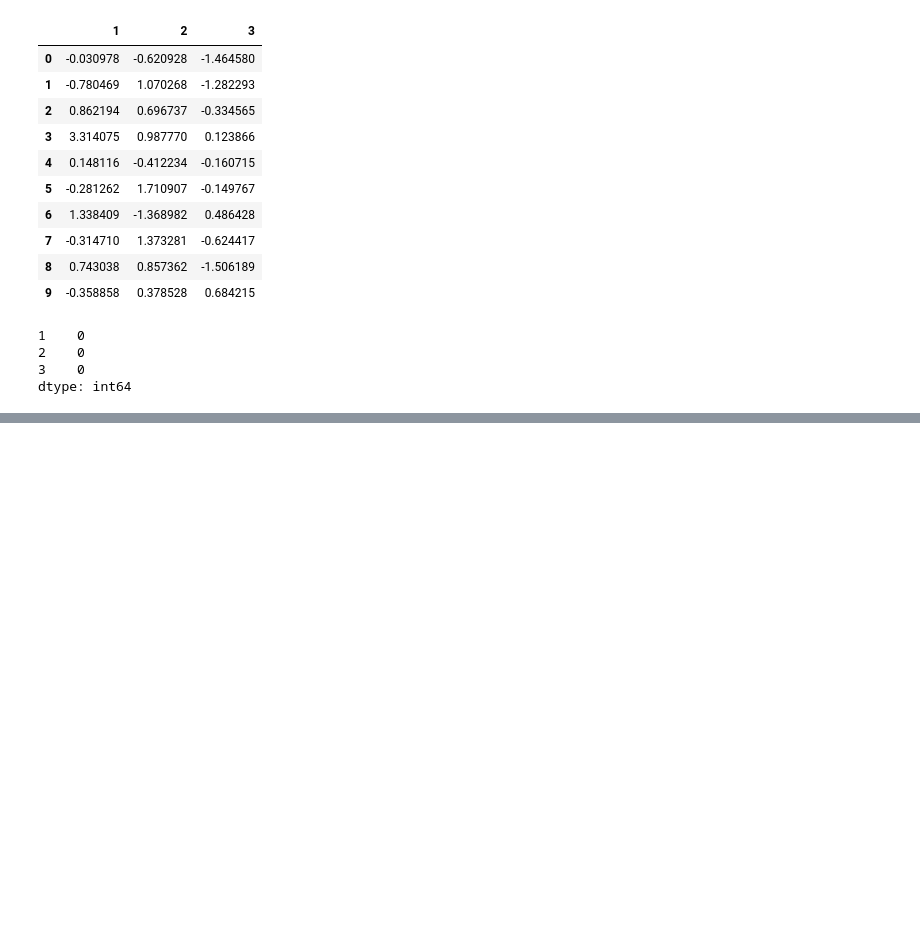
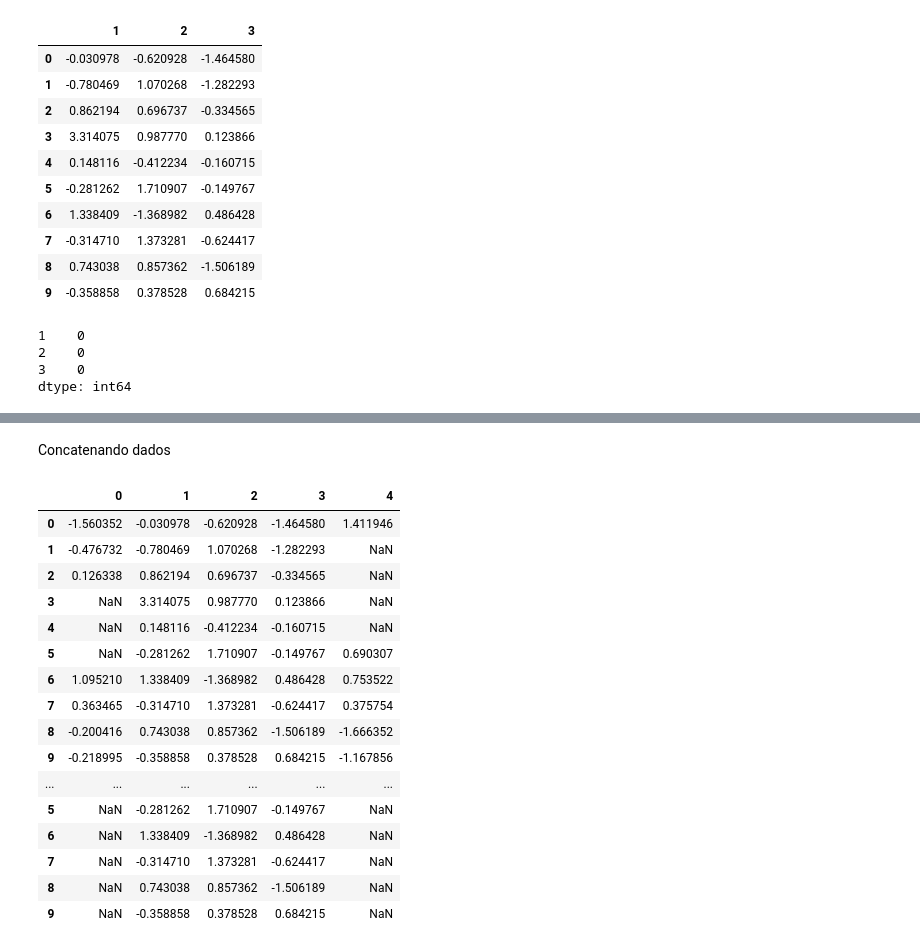
Before and after one commit to joaocbjr/Learn_DataScience, a Jupyter notebook: Cap1_Manipulação_de_dados_Básico.ipynb, the cells around one changed output, grey strips where cells are left out. Saved outputs shown, nothing was run; the diff lists cells and outputs as text; code cells hidden in the pictures; blank space fills up the shorter version.

```diff
--- a/Cap1_Manipulação_de_dados_Básico.ipynb
+++ b/Cap1_Manipulação_de_dados_Básico.ipynb
@@ -401,0 +434,26 @@ dtype: int64
+# %% [markdown]
+Concatenando dados
+# %%
+# pd.concat(objeto_da_esquerda, objeto_da_direita)
+'''O método concat() junta dados de duas fontes diferentes em uma única tabela.
+  O comportamento padrão é juntar as fontes considerando os índices das colunas.'''
+
+pd.concat([df, df_limpo])
+# %% [output]
+|  | 0 | 1 | 2 | 3 | 4 |
+| 0 | -1.560352 | -0.030978 | -0.620928 | -1.464580 | 1.411946 |
+| 1 | -0.476732 | -0.780469 | 1.070268 | -1.282293 | NaN |
+| 2 | 0.126338 | 0.862194 | 0.696737 | -0.334565 | NaN |
+| 3 | NaN | 3.314075 | 0.987770 | 0.123866 | NaN |
+| 4 | NaN | 0.148116 | -0.412234 | -0.160715 | NaN |
+| 5 | NaN | -0.281262 | 1.710907 | -0.149767 | 0.690307 |
+| 6 | 1.095210 | 1.338409 | -1.368982 | 0.486428 | 0.753522 |
+| 7 | 0.363465 | -0.314710 | 1.373281 | -0.624417 | 0.375754 |
+| 8 | -0.200416 | 0.743038 | 0.857362 | -1.506189 | -1.666352 |
+| 9 | -0.218995 | -0.358858 | 0.378528 | 0.684215 | -1.167856 |
+| ... | ... | ... | ... | ... | ... |
+| 5 | NaN | -0.281262 | 1.710907 | -0.149767 | NaN |
+| 6 | NaN | 1.338409 | -1.368982 | 0.486428 | NaN |
+| 7 | NaN | -0.314710 | 1.373281 | -0.624417 | NaN |
+| 8 | NaN | 0.743038 | 0.857362 | -1.506189 | NaN |
+| 9 | NaN | -0.358858 | 0.378528 | 0.684215 | NaN |
```
Also changed, not shown: parts of 12 cells of this notebook.
